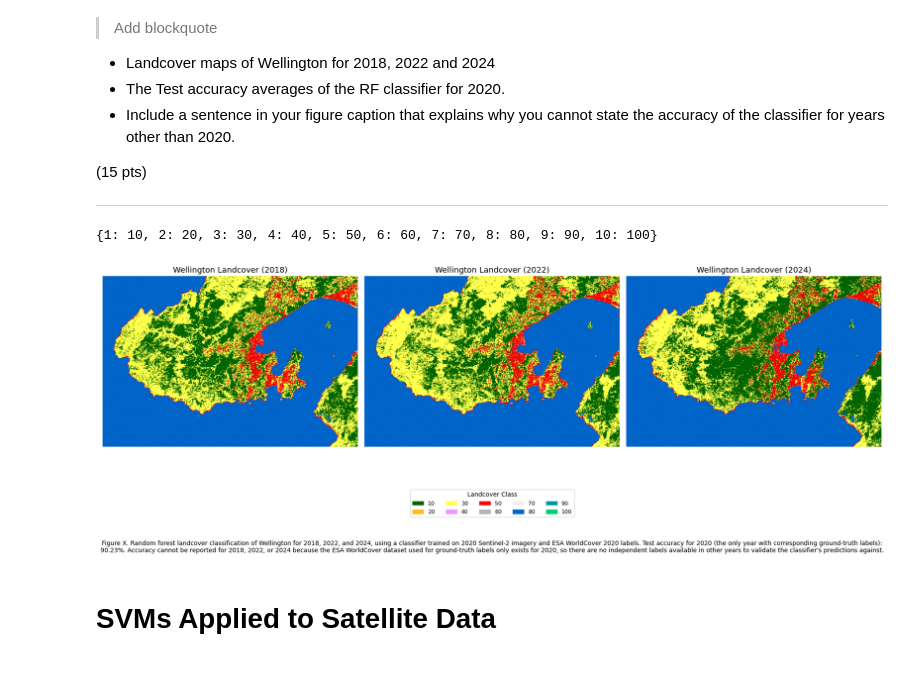
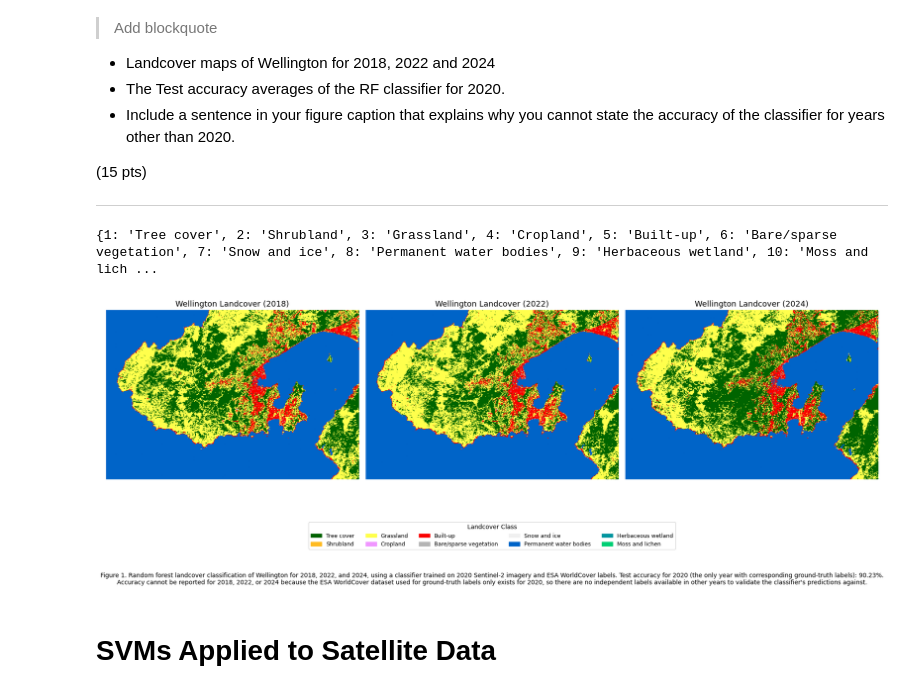
Before and after one commit to dhruvpGEE/SatelliteDataAI-UOA, a Jupyter notebook: Lab-Notebooks/DhruvPatel_761_Lab2.ipynb, the cells around one changed output. Saved outputs shown, nothing was run; the diff lists cells and outputs as text; code cells hidden in the pictures.

```diff
--- a/Lab-Notebooks/DhruvPatel_761_Lab2.ipynb
+++ b/Lab-Notebooks/DhruvPatel_761_Lab2.ipynb
@@ -297,20 +297,34 @@ from matplotlib import image as mpimg
 import urllib.request
 import io
 
+# --- Ensure label_map uses real ESA WorldCover class names, not raw codes ---
+esa_class_names = {
+    1: 'Tree cover',
+    2: 'Shrubland',
+    3: 'Grassland',
+    4: 'Cropland',
+    5: 'Built-up',
+    6: 'Bare/sparse vegetation',
+    7: 'Snow and ice',
+    8: 'Permanent water bodies',
+    9: 'Herbaceous wetland',
+    10: 'Moss and lichen'
+}
+label_map = esa_class_names
+
 # --- Confirm your real class names before building the legend ---
-print(label_map)  # should print {1: 'Tree cover', 2: 'Shrubland', ...} from cell 35
+print(label_map)  # should now print {1: 'Tree cover', 2: 'Shrubland', ...}
 
 class_names = [label_map[i + 1] for i in range(10)]
 
 # --- Visualization params (fixed palette so colors match across years) ---
-# Ordered to roughly match class_names — adjust once you've confirmed label_map above
 class_palette = [
     '006400',  # 1 Tree cover
     'ffbb22',  # 2 Shrubland
     'ffff4c',  # 3 Grassland
     'f096ff',  # 4 Cropland
     'fa0000',  # 5 Built-up
-    'b4b4b4',  # 6 Bare / sparse vegetation
+    'b4b4b4',  # 6 Bare/sparse vegetation
     'f0f0f0',  # 7 Snow and ice
     '0064c8',  # 8 Permanent water bodies
     '0096a0',  # 9 Herbaceous wetland
@@ -350,41 +364,38 @@ for ax, (year, img) in zip(axes, years_imgs):
     ax.set_title(f'Wellington Landcover ({year})', fontsize=13)
     ax.axis('off')
 
 # --- Shared, labeled legend ---
 legend_patches = [
     mpatches.Patch(color=f'#{c}', label=n)
     for c, n in zip(class_palette, class_names)
 ]
 
 fig.legend(
     handles=legend_patches,
     loc='lower center',
     ncol=5,  # drop to ncol=2 if labels wrap awkwardly
     bbox_to_anchor=(0.5, -0.1),
     fontsize=9,
     title='Landcover Class'
 )
 
 # --- Caption with accuracy + explanation ---
 caption = (
-    f"Figure 1. Random forest landcover classification of Wellington for 2018, 2022, and 2024, "
-    f"using a classifier trained on 2020 Sentinel-2 imagery and ESA WorldCover 2020 labels. "
-    f"Test accuracy for 2020 (the only year with corresponding ground-truth labels): {overall_accuracy:.2%}. "
-    f"Accuracy cannot be reported for 2018, 2022, or 2024 because the ESA WorldCover dataset used for "
-    f"ground-truth labels only exists for 2020, so there are no independent labels available in other "
-    f"years to validate the classifier's predictions against."
+    f"Figure 1. Random forest landcover classification of Wellington for 2018, 2022, and 2024, using a classifier trained on 2020 Sentinel-2 imagery and ESA WorldCover labels. "
+    f"Test accuracy for 2020 (the only year with corresponding ground-truth labels): {overall_accuracy:.2%}. Accuracy cannot be reported for 2018, 2022, or 2024 because the ESA WorldCover dataset used for "
+    f"ground-truth labels only exists for 2020, so there are no independent labels available in other years to validate the classifier's predictions against."
 )
 
 fig.text(0.5, -0.22, caption, wrap=True, ha='center', fontsize=10)
 
 plt.tight_layout()
 plt.savefig('wellington_landcover_multiyear.png', dpi=300, bbox_inches='tight')
 plt.show()
 
 ## Reference link to the use of 'getThumbURL' = https://developers.google.com/earth-engine/apidocs/ee-image-getthumburl
 # %% [output]
-{1: 10, 2: 20, 3: 30, 4: 40, 5: 50, 6: 60, 7: 70, 8: 80, 9: 90, 10: 100}
+{1: 'Tree cover', 2: 'Shrubland', 3: 'Grassland', 4: 'Cropland', 5: 'Built-up', 6: 'Bare/sparse vegetation', 7: 'Snow and ice', 8: 'Permanent water bodies', 9: 'Herbaceous wetland', 10: 'Moss and lich ...
-[figure, old version]
+[figure, new version]
 # %% [markdown]
 # SVMs Applied to Satellite Data
 # %%
```
Also changed, not shown: parts of 2 cells of this notebook.
